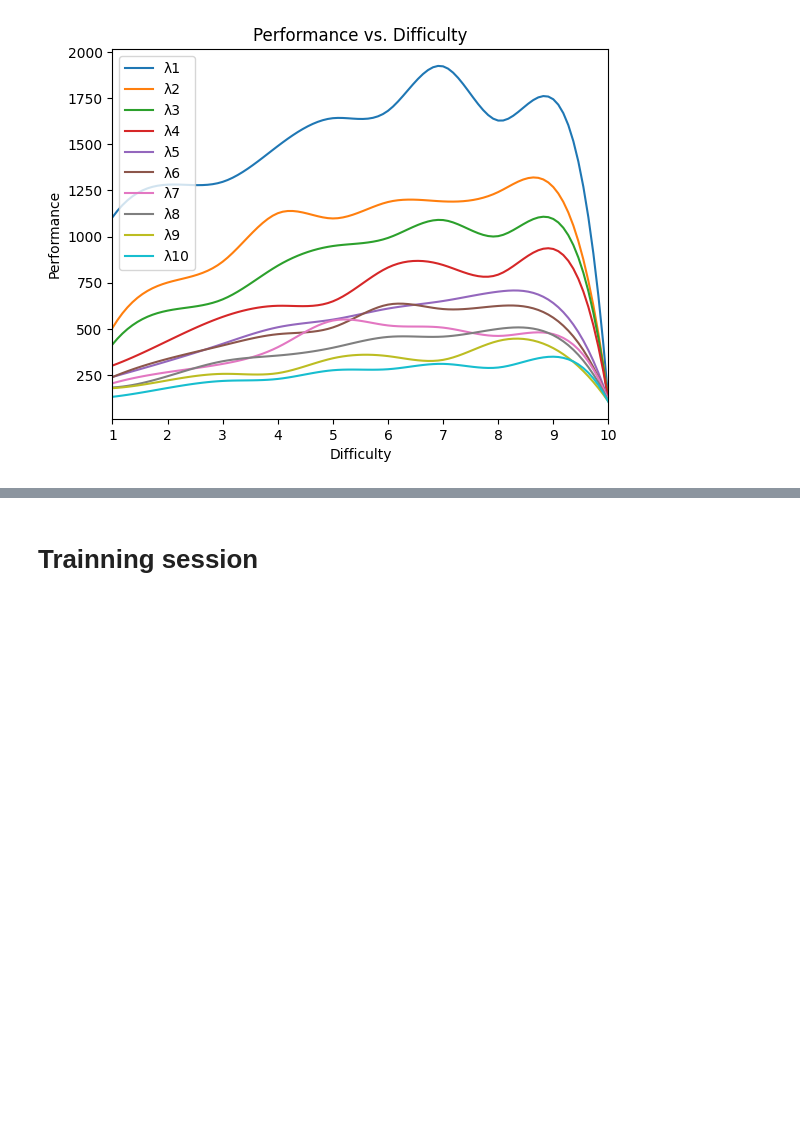
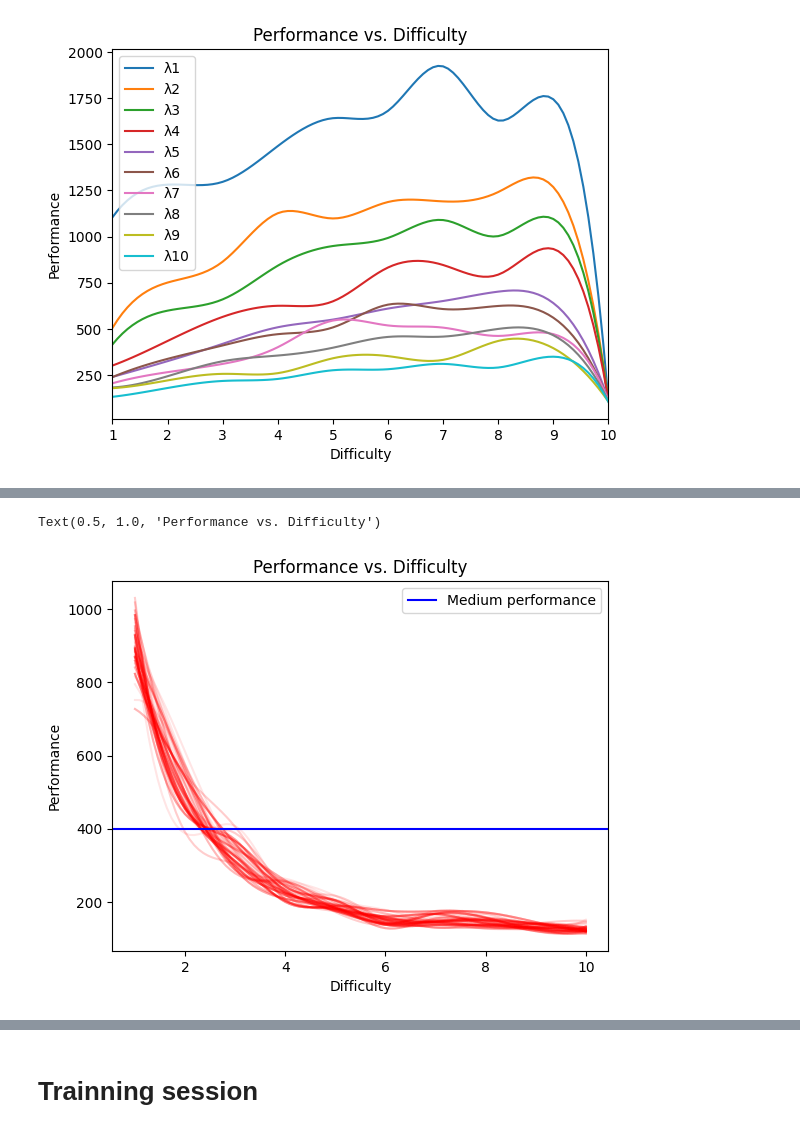
Before and after one commit to JasonMerit/Bachelors_DDA, a Jupyter notebook: interpolate_scipy.ipynb, the cells around one changed output, grey strips where cells are left out. Drawn from its saved outputs; the diff is of its cells as text; code cells hidden in the pictures; blank space fills up the shorter version.

```diff
--- a/interpolate_scipy.ipynb
+++ b/interpolate_scipy.ipynb
@@ -195,0 +232,16 @@ plt.show()
+# %%
+line = np.column_stack((np.full_like(D, constant), D))
+preds = [interpn((discrete, discrete), d, line, "cubic") for d in datas]
+
+for pred in preds[3:]:
+    plt.plot(D, pred, color="r", alpha=0.1)
+
+medium = 400
+plt.axhline(medium, color='b', label='Medium performance')
+plt.xlabel('Difficulty')
+plt.ylabel('Performance')
+plt.legend()
+plt.title('Performance vs. Difficulty')
+# %% [output]
+Text(0.5, 1.0, 'Performance vs. Difficulty')
+[figure, added]
```
Also changed, not shown: parts of 17 cells of this notebook, 19 other files.
